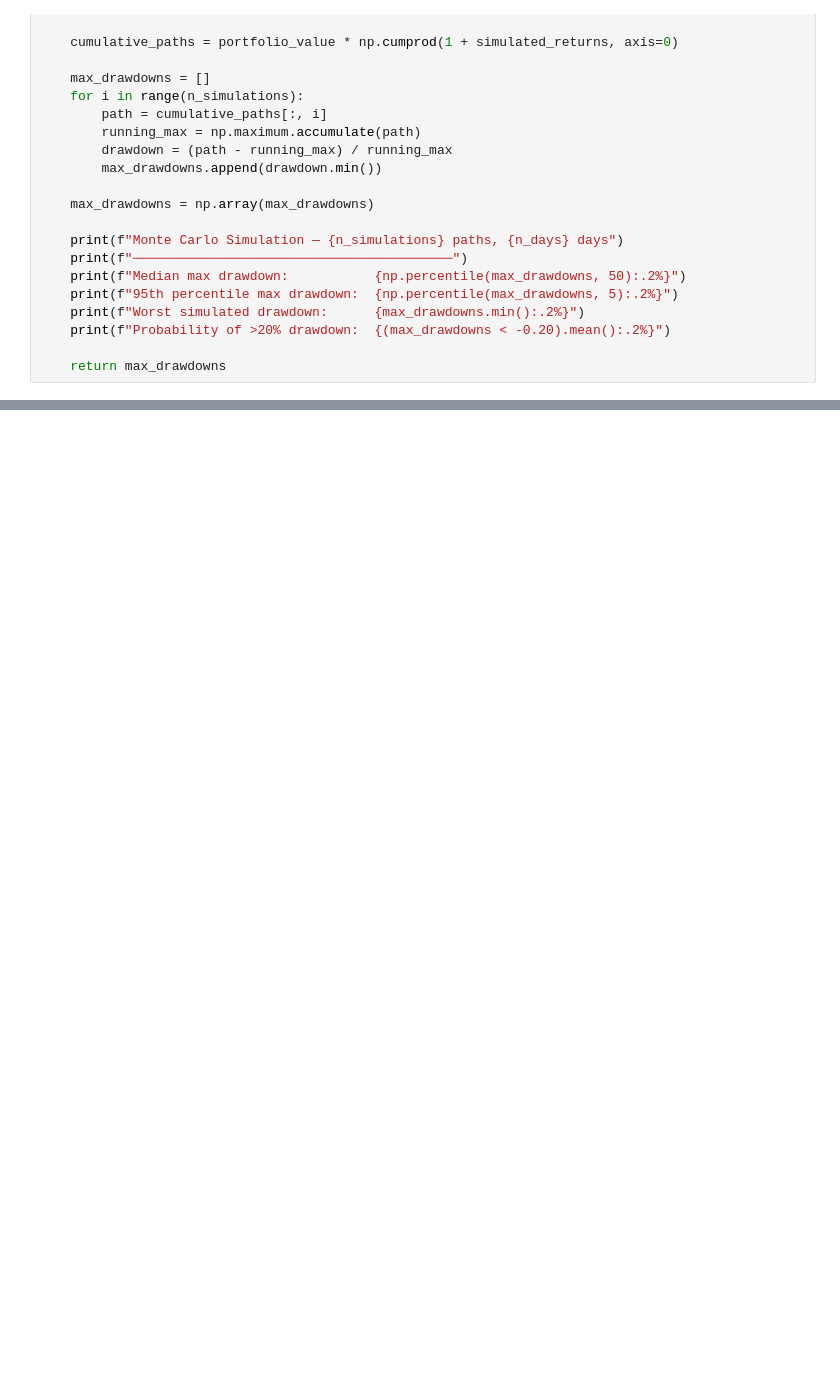
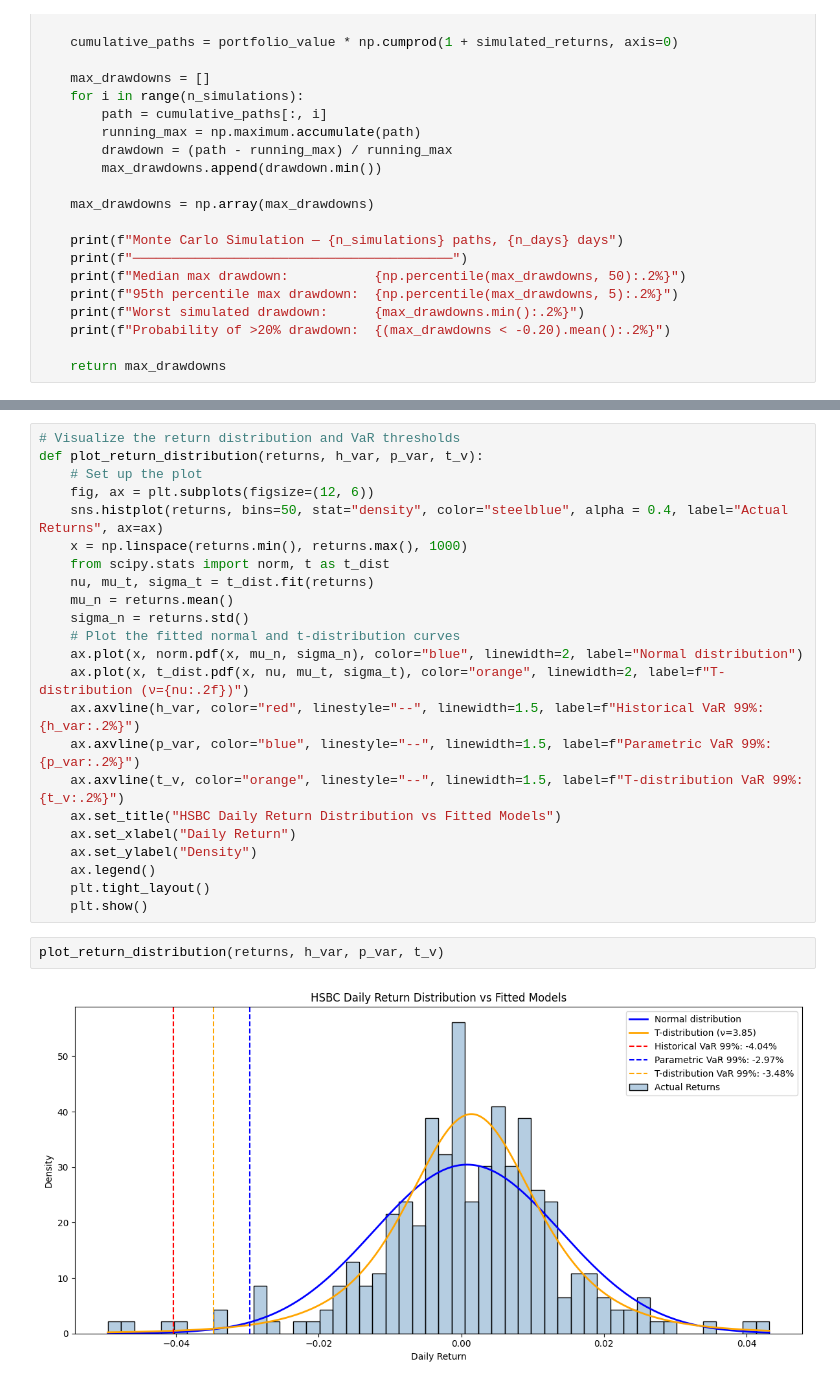
Before and after one commit to MohammedSalem2510/finance_modelling, a Jupyter notebook: 01_data_exploration.ipynb, the cells around one changed output, grey strips where cells are left out. Cells and saved outputs as stored; diff of their text form; blank space fills up the shorter version.

Commit message:
add return distribution histogram

```diff
--- a/01_data_exploration.ipynb
+++ b/01_data_exploration.ipynb
@@ -166,0 +167,27 @@ Probability of >20% drawdown:  14.90%
+# %%
+# Visualize the return distribution and VaR thresholds
+def plot_return_distribution(returns, h_var, p_var, t_v):
+    # Set up the plot
+    fig, ax = plt.subplots(figsize=(12, 6))
+    sns.histplot(returns, bins=50, stat="density", color="steelblue", alpha = 0.4, label="Actual Returns", ax=ax)
+    x = np.linspace(returns.min(), returns.max(), 1000)
+    from scipy.stats import norm, t as t_dist
+    nu, mu_t, sigma_t = t_dist.fit(returns)
+    mu_n = returns.mean()
+    sigma_n = returns.std()
+    # Plot the fitted normal and t-distribution curves
+    ax.plot(x, norm.pdf(x, mu_n, sigma_n), color="blue", linewidth=2, label="Normal distribution")
+    ax.plot(x, t_dist.pdf(x, nu, mu_t, sigma_t), color="orange", linewidth=2, label=f"T-distribution (ν={nu:.2f})")
+    ax.axvline(h_var, color="red", linestyle="--", linewidth=1.5, label=f"Historical VaR 99%: {h_var:.2%}")
+    ax.axvline(p_var, color="blue", linestyle="--", linewidth=1.5, label=f"Parametric VaR 99%: {p_var:.2%}")
+    ax.axvline(t_v, color="orange", linestyle="--", linewidth=1.5, label=f"T-distribution VaR 99%: {t_v:.2%}")
+    ax.set_title("HSBC Daily Return Distribution vs Fitted Models")
+    ax.set_xlabel("Daily Return")
+    ax.set_ylabel("Density")
+    ax.legend()
+    plt.tight_layout()
+    plt.show()
+# %%
+plot_return_distribution(returns, h_var, p_var, t_v)
+# %% [output]
+[figure, added]
```
Also changed, not shown: parts of 1 cell of this notebook.
